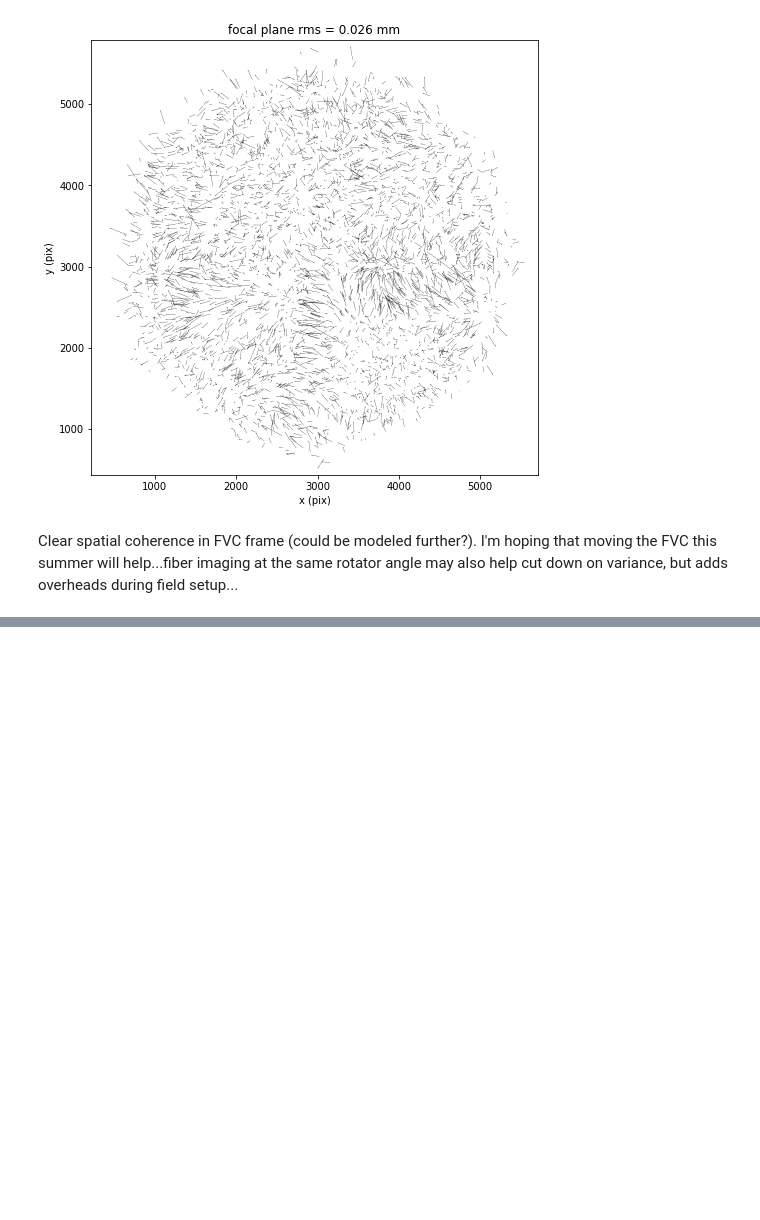
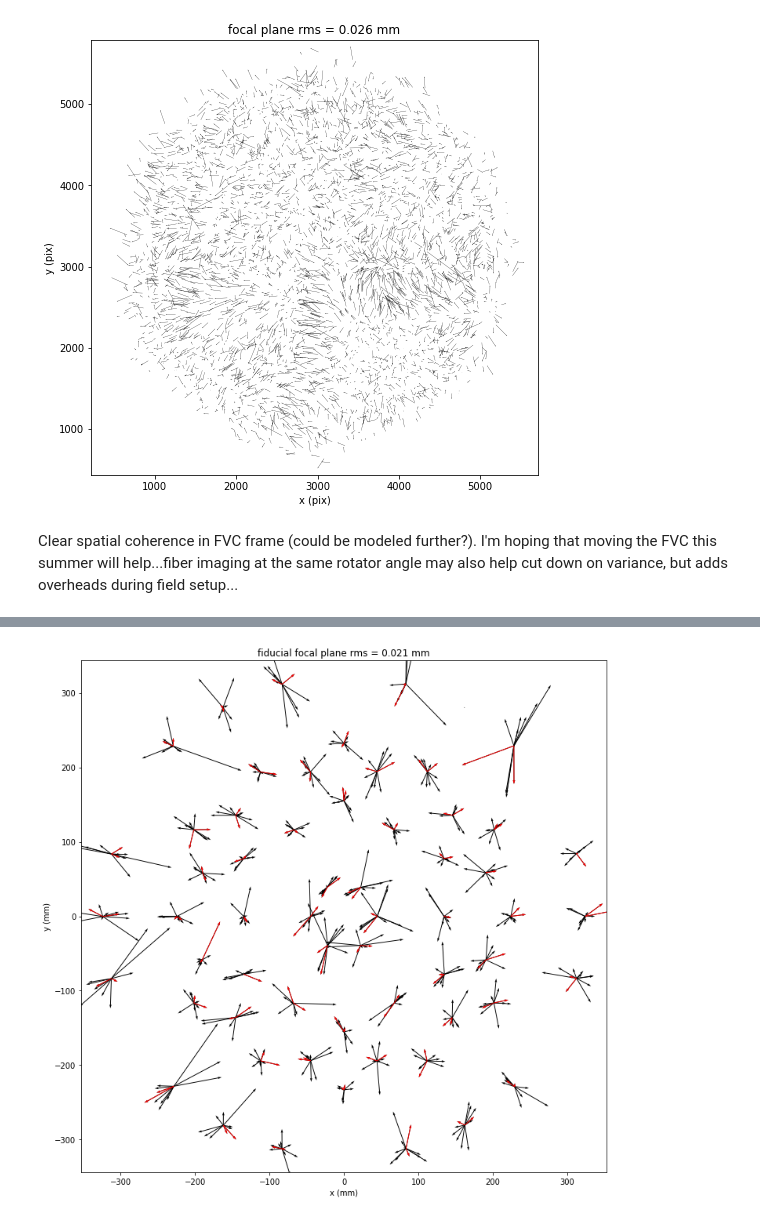
Before and after one commit to csayres/forHogg, a Jupyter notebook: FVC_Dither_sandbox.ipynb, the cells around one changed output, grey strips where cells are left out. Saved outputs shown, nothing was run; the diff lists cells and outputs as text; code cells hidden in the pictures; blank space fills up the shorter version.

```diff
--- a/FVC_Dither_sandbox.ipynb
+++ b/FVC_Dither_sandbox.ipynb
@@ -166,0 +200,27 @@ Clear spatial coherence in FVC frame (could be modeled further?).  I'm hoping th
+# %%
+_df = df[df.fiducial==True]
+_dfm = _df.groupby("id").mean().reset_index() # take average location for each fiducial
+_df = _df.merge(_dfm, on="id", suffixes=(None, "_m"))
+# mean subtract fiducial measurements
+dx = _df.xWokMeasMetrology - _df.xWokMeasMetrology_m
+dy = _df.yWokMeasMetrology - _df.yWokMeasMetrology_m
+_df["dx"] = dx
+_df["dy"] = dy
+dr = numpy.sqrt(dx**2+dy**2)
+rms = numpy.sqrt(numpy.mean(dr**2))
+
+plt.figure(figsize=(12,12))
+plt.quiver(_df.xWokMeasMetrology, _df.yWokMeasMetrology, _df.dx, _df.dy, scale=0.0008, width=1, angles="xy", units="xy")
+plt.axis("equal")
+plt.title("fiducial focal plane rms = %.3f mm"%(rms))
+plt.xlabel("x (mm)")
+plt.ylabel("y (mm)")
+
+# plot fiducial dxy in red for two configs with the same design that were observed back to back
+# presumably measurements were made during similar telescope conditions
+_df = _df[_df.configID.isin([13076,13078])]
+plt.quiver(_df.xWokMeasMetrology, _df.yWokMeasMetrology, _df.dx, _df.dy, scale=0.0008, width=1, color="red", angles="xy", units="xy")
+
+plt.show()
+# %% [output]
+[figure, added]
```
Also changed, not shown: parts of 12 cells of this notebook, 2 other files.
